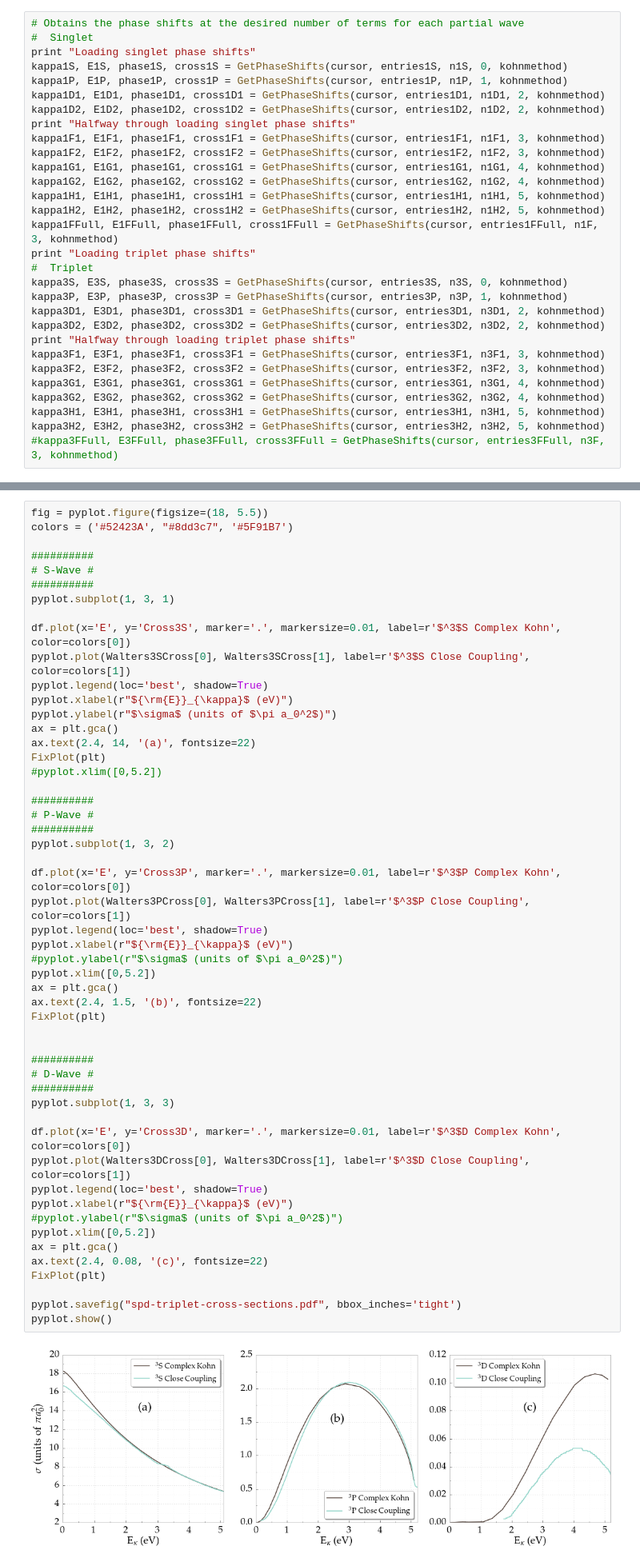
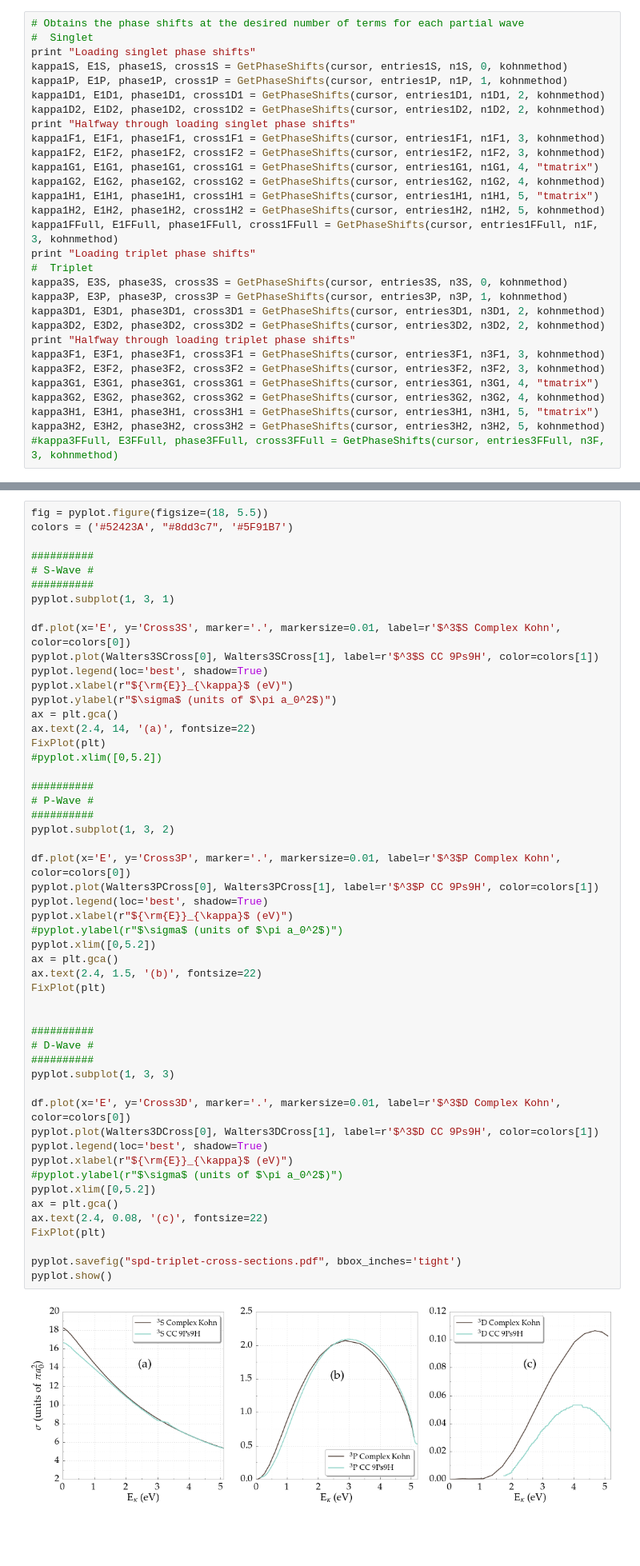
Before and after one commit to DentonW/Papers, a Jupyter notebook: Dissertation/IPython/Dissertation.ipynb, the cells around one changed output, grey strips where cells are left out. Shown at 80% size. Cells and saved outputs as stored; diff of their text form; blank space fills up the shorter version.

```diff
--- a/Dissertation/IPython/Dissertation.ipynb
+++ b/Dissertation/IPython/Dissertation.ipynb
@@ -172,9 +174,9 @@ kappa1D2, E1D2, phase1D2, cross1D2 = GetPhaseShifts(cursor, entries1D2, n1D2, 2,
 print "Halfway through loading singlet phase shifts"
 kappa1F1, E1F1, phase1F1, cross1F1 = GetPhaseShifts(cursor, entries1F1, n1F1, 3, kohnmethod)
 kappa1F2, E1F2, phase1F2, cross1F2 = GetPhaseShifts(cursor, entries1F2, n1F2, 3, kohnmethod)
-kappa1G1, E1G1, phase1G1, cross1G1 = GetPhaseShifts(cursor, entries1G1, n1G1, 4, kohnmethod)
+kappa1G1, E1G1, phase1G1, cross1G1 = GetPhaseShifts(cursor, entries1G1, n1G1, 4, "tmatrix")
 kappa1G2, E1G2, phase1G2, cross1G2 = GetPhaseShifts(cursor, entries1G2, n1G2, 4, kohnmethod)
-kappa1H1, E1H1, phase1H1, cross1H1 = GetPhaseShifts(cursor, entries1H1, n1H1, 5, kohnmethod)
+kappa1H1, E1H1, phase1H1, cross1H1 = GetPhaseShifts(cursor, entries1H1, n1H1, 5, "tmatrix")
 kappa1H2, E1H2, phase1H2, cross1H2 = GetPhaseShifts(cursor, entries1H2, n1H2, 5, kohnmethod)
 kappa1FFull, E1FFull, phase1FFull, cross1FFull = GetPhaseShifts(cursor, entries1FFull, n1F, 3, kohnmethod)
 print "Loading triplet phase shifts"
@@ -186,9 +188,9 @@ kappa3D2, E3D2, phase3D2, cross3D2 = GetPhaseShifts(cursor, entries3D2, n3D2, 2,
 print "Halfway through loading triplet phase shifts"
 kappa3F1, E3F1, phase3F1, cross3F1 = GetPhaseShifts(cursor, entries3F1, n3F1, 3, kohnmethod)
 kappa3F2, E3F2, phase3F2, cross3F2 = GetPhaseShifts(cursor, entries3F2, n3F2, 3, kohnmethod)
-kappa3G1, E3G1, phase3G1, cross3G1 = GetPhaseShifts(cursor, entries3G1, n3G1, 4, kohnmethod)
+kappa3G1, E3G1, phase3G1, cross3G1 = GetPhaseShifts(cursor, entries3G1, n3G1, 4, "tmatrix")
 kappa3G2, E3G2, phase3G2, cross3G2 = GetPhaseShifts(cursor, entries3G2, n3G2, 4, kohnmethod)
-kappa3H1, E3H1, phase3H1, cross3H1 = GetPhaseShifts(cursor, entries3H1, n3H1, 5, kohnmethod)
+kappa3H1, E3H1, phase3H1, cross3H1 = GetPhaseShifts(cursor, entries3H1, n3H1, 5, "tmatrix")
 kappa3H2, E3H2, phase3H2, cross3H2 = GetPhaseShifts(cursor, entries3H2, n3H2, 5, kohnmethod)
 #kappa3FFull, E3FFull, phase3FFull, cross3FFull = GetPhaseShifts(cursor, entries3FFull, n3F, 3, kohnmethod)
 # %% [output]
@@ -1160,7 +1162,7 @@ colors = ('#52423A', "#8dd3c7", '#5F91B7')
 pyplot.subplot(1, 3, 1)
 
 df.plot(x='E', y='Cross3S', marker='.', markersize=0.01, label=r'$^3$S Complex Kohn', color=colors[0])
-pyplot.plot(Walters3SCross[0], Walters3SCross[1], label=r'$^3$S Close Coupling', color=colors[1])
+pyplot.plot(Walters3SCross[0], Walters3SCross[1], label=r'$^3$S CC 9Ps9H', color=colors[1])
 pyplot.legend(loc='best', shadow=True)
 pyplot.xlabel(r"${\rm{E}}_{\kappa}$ (eV)")
 pyplot.ylabel(r"$\sigma$ (units of $\pi a_0^2$)")
@@ -1174,36 +1176,36 @@ FixPlot(plt)
 ##########
 pyplot.subplot(1, 3, 2)
 
 df.plot(x='E', y='Cross3P', marker='.', markersize=0.01, label=r'$^3$P Complex Kohn', color=colors[0])
-pyplot.plot(Walters3PCross[0], Walters3PCross[1], label=r'$^3$P Close Coupling', color=colors[1])
+pyplot.plot(Walters3PCross[0], Walters3PCross[1], label=r'$^3$P CC 9Ps9H', color=colors[1])
 pyplot.legend(loc='best', shadow=True)
 pyplot.xlabel(r"${\rm{E}}_{\kappa}$ (eV)")
 #pyplot.ylabel(r"$\sigma$ (units of $\pi a_0^2$)")
 pyplot.xlim([0,5.2])
 ax = plt.gca()
 ax.text(2.4, 1.5, '(b)', fontsize=22)
 FixPlot(plt)
 
 
 ##########
 # D-Wave #
 ##########
 pyplot.subplot(1, 3, 3)
 
 df.plot(x='E', y='Cross3D', marker='.', markersize=0.01, label=r'$^3$D Complex Kohn', color=colors[0])
-pyplot.plot(Walters3DCross[0], Walters3DCross[1], label=r'$^3$D Close Coupling', color=colors[1])
+pyplot.plot(Walters3DCross[0], Walters3DCross[1], label=r'$^3$D CC 9Ps9H', color=colors[1])
 pyplot.legend(loc='best', shadow=True)
 pyplot.xlabel(r"${\rm{E}}_{\kappa}$ (eV)")
 #pyplot.ylabel(r"$\sigma$ (units of $\pi a_0^2$)")
 pyplot.xlim([0,5.2])
 ax = plt.gca()
 ax.text(2.4, 0.08, '(c)', fontsize=22)
 FixPlot(plt)
 
 pyplot.savefig("spd-triplet-cross-sections.pdf", bbox_inches='tight')
 pyplot.show()
 # %% [output]
-[figure, old version]
+[figure, new version]
 # %%
 fig = pyplot.figure(figsize=(14, 5.5))
 colors = ('#52423A', "#8dd3c7", '#5F91B7')
```
Also changed, not shown: parts of 11 cells of this notebook, 12 other files.
